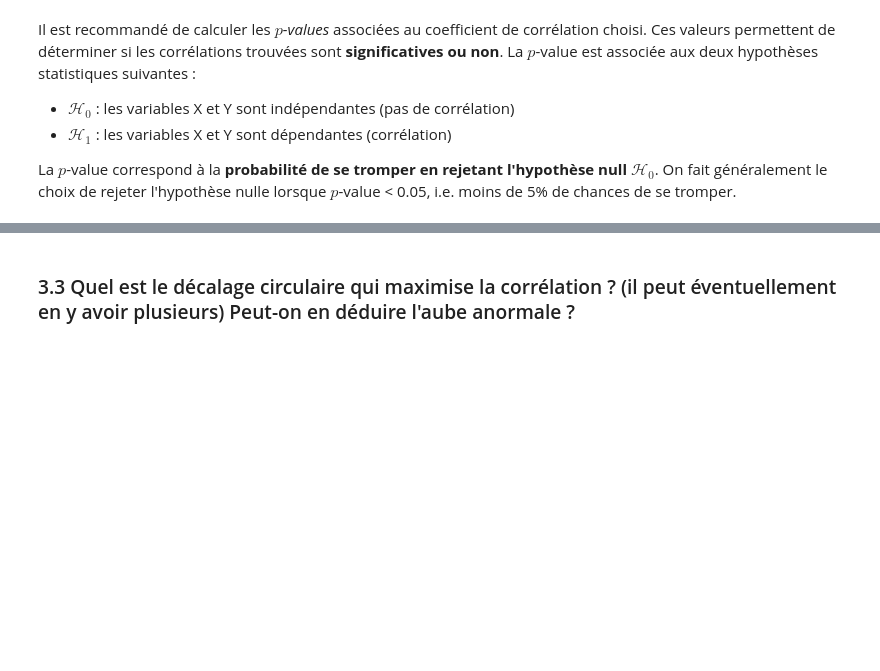
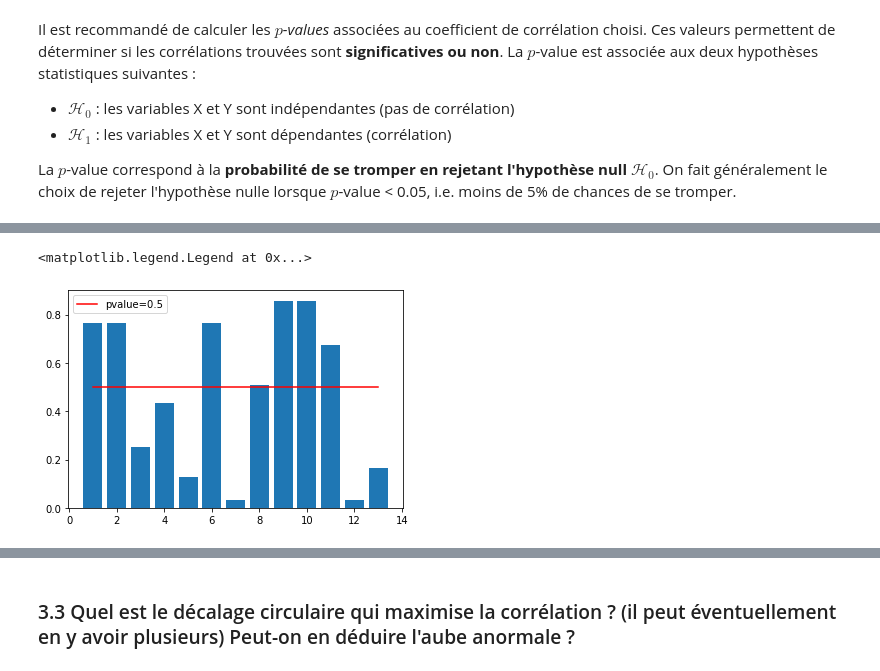
Before and after one commit to Thomasb-ing/TD-Stat-descriptive, a Jupyter notebook: TD4/TD4.ipynb, the cells around one changed output, grey strips where cells are left out. Drawn from its saved outputs; the diff is of its cells as text; code cells hidden in the pictures; blank space fills up the shorter version.

```diff
--- a/TD4/TD4.ipynb
+++ b/TD4/TD4.ipynb
@@ -346,0 +342,3 @@ def kendall_tau(x, y):
+# %%
+pca1 = PCA(n_components=1)
+pca1.fit(geometries_norm)
@@ -346,0 +347,13 @@ def kendall_tau(x, y):
+# %%
+
+Y=vibrations_norm[:,1]
+Y_=vibrations["Niveau vibratoire 1FPP (mm)"].to_numpy()
+X=pca1.transform(geometries_norm)
+
+tau=[]
+pvalue=[]
+for k in range(0,len(X)):
+	res=kendall_tau(X, np.roll(Y_,k+1))
+	tau.append(res[0])
+	pvalue.append(res[1])
+	#Y_=np.roll(Y_,1)
@@ -346,0 +376,7 @@ def kendall_tau(x, y):
+# %%
+plt.bar(np.arange(1,14),pvalue)
+plt.plot(np.arange(1,14),[0.5]*13,color='red',label="pvalue=0.5")
+plt.legend()
+# %% [output]
+<matplotlib.legend.Legend at 0x...>
+[figure, added]
```
Also changed, not shown: parts of 20 cells of this notebook.
